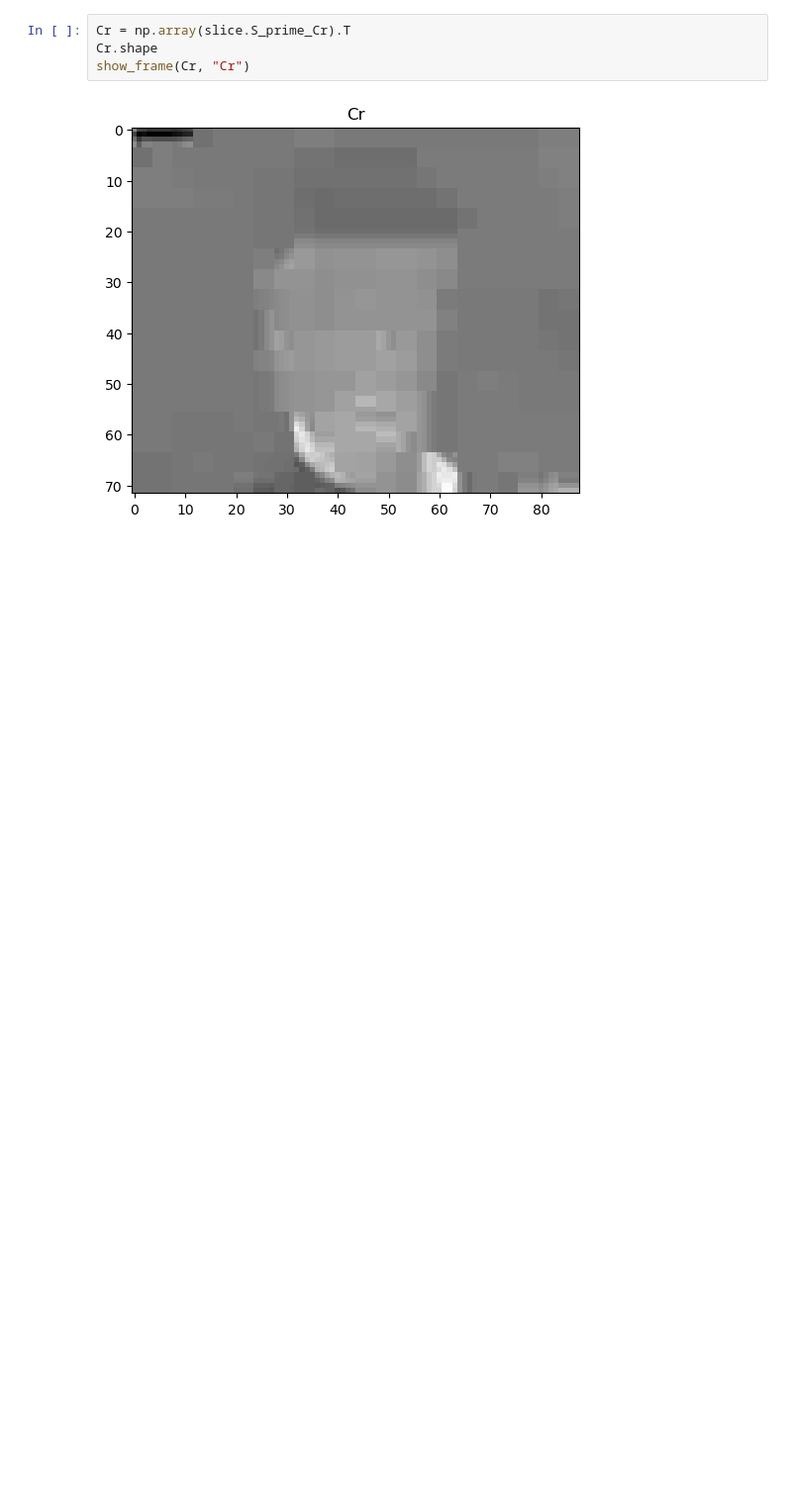
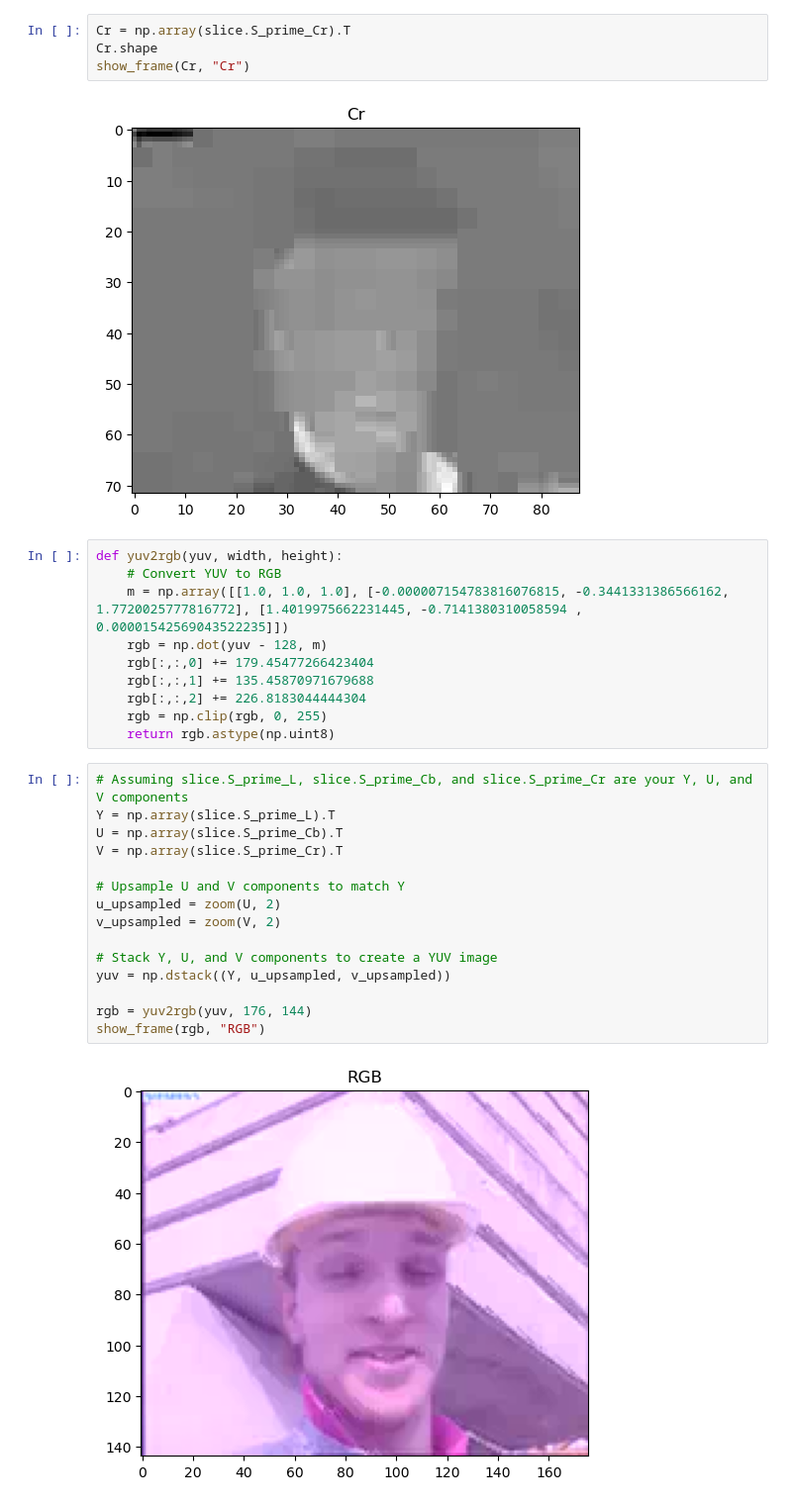
Before and after one commit to robinj0726/ThinkH264, a Jupyter notebook: 10-baseline-decoder.ipynb, the cells around one changed output. Shown at 99% size. Saved outputs shown, nothing was run; the diff lists cells and outputs as text; blank space fills up the shorter version.

Commit message:
to yuv first before displaying it as a rgb image

```diff
--- a/10-baseline-decoder.ipynb
+++ b/10-baseline-decoder.ipynb
@@ -165,3 +166,30 @@ Cr.shape
 show_frame(Cr, "Cr")
 # %% [output]
 [figure]
+# %%
+def yuv2rgb(yuv, width, height):
+    # Convert YUV to RGB
+    m = np.array([[1.0, 1.0, 1.0], [-0.000007154783816076815, -0.3441331386566162, 1.7720025777816772], [1.4019975662231445, -0.7141380310058594 , 0.00001542569043522235]])
+    rgb = np.dot(yuv - 128, m)
+    rgb[:,:,0] += 179.45477266423404
+    rgb[:,:,1] += 135.45870971679688
+    rgb[:,:,2] += 226.8183044444304
+    rgb = np.clip(rgb, 0, 255)
+    return rgb.astype(np.uint8)
+# %%
+# Assuming slice.S_prime_L, slice.S_prime_Cb, and slice.S_prime_Cr are your Y, U, and V components
+Y = np.array(slice.S_prime_L).T
+U = np.array(slice.S_prime_Cb).T
+V = np.array(slice.S_prime_Cr).T
+
+# Upsample U and V components to match Y
+u_upsampled = zoom(U, 2)
+v_upsampled = zoom(V, 2)
+
+# Stack Y, U, and V components to create a YUV image
+yuv = np.dstack((Y, u_upsampled, v_upsampled))
+
+rgb = yuv2rgb(yuv, 176, 144)
+show_frame(rgb, "RGB")
+# %% [output]
+[figure, added]
```
Also changed, not shown: parts of 1 cell of this notebook.
